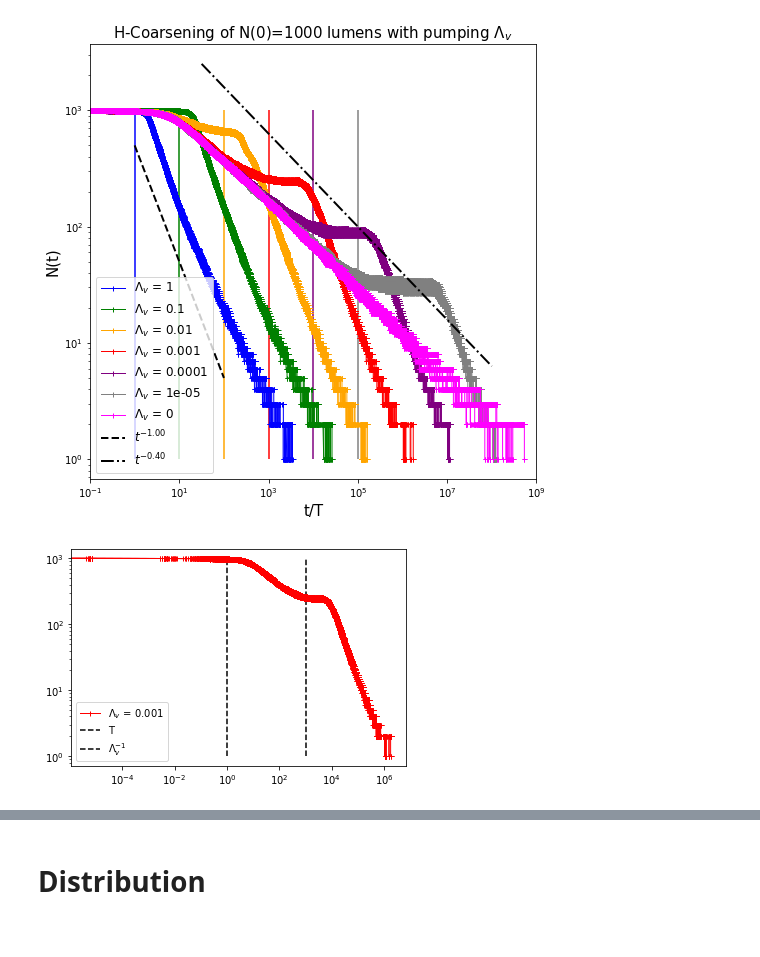
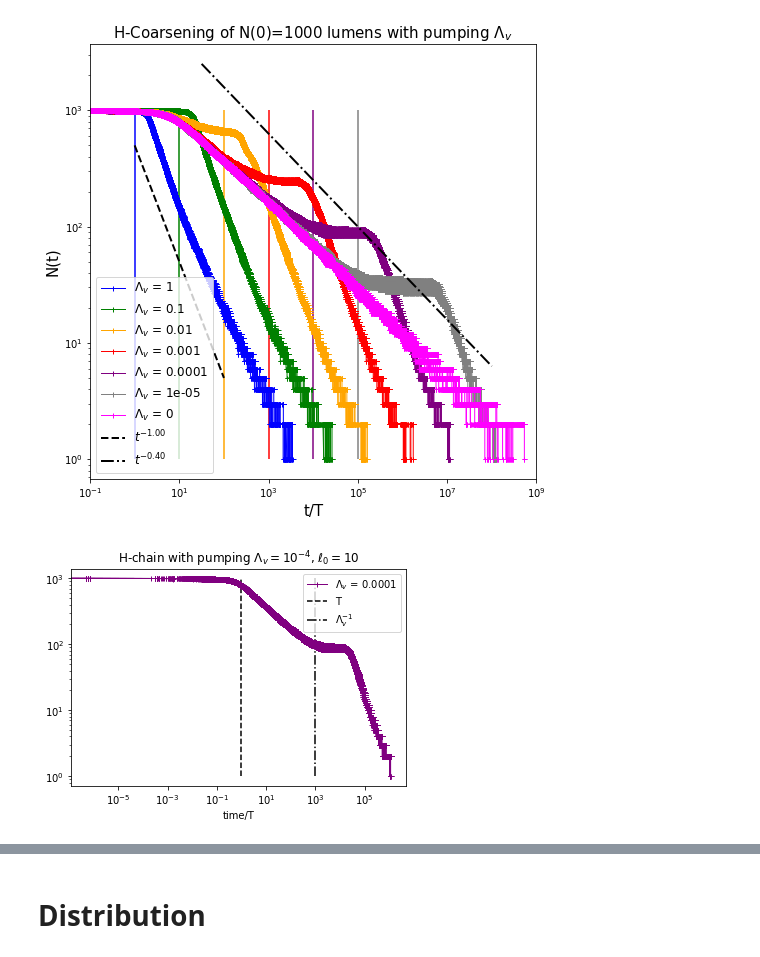
Before and after one commit to VirtualEmbryo/hydroosmotic_chain, a Jupyter notebook: _notebook/hydraulic - pumping.ipynb, the cells around one changed output, grey strips where cells are left out. Saved outputs shown, nothing was run; the diff lists cells and outputs as text; code cells hidden in the pictures.

```diff
--- a/_notebook/hydraulic - pumping.ipynb
+++ b/_notebook/hydraulic - pumping.ipynb
@@ -44,16 +46,16 @@ def fit_lin(t, N) :
     alpha_std, kappa_std = pcov[0, 0], np.exp(pcov[1, 1])
     return kappa, alpha#, kappa_std, alpha_std
 # %%
-def plot_pumping(ca, path_list, plot_param_list, Nt_list) :
+def plot_pumping(ca, path_list, plot_param_list, Nt_list, Lambdav=1.) :
     label = False
     Nt_list[ca] = {}
     for n in range(nsim) :
         Nt_list[ca][n] = np.loadtxt(os.path.join(path_list[ca][n], 'sim_nlum.dat'))
         if label :
-            plt.plot(Nt_list[ca][n][:, 0], Nt_list[ca][n][:, 1], color=plot_param_list[ca][0], marker=plot_param_list[ca][1], markersize=plot_param_list[ca][2], linewidth=plot_param_list[ca][3])
+            plt.plot(Nt_list[ca][n][:, 0]/Lambdav, Nt_list[ca][n][:, 1], color=plot_param_list[ca][0], marker=plot_param_list[ca][1], markersize=plot_param_list[ca][2], linewidth=plot_param_list[ca][3])
         else :
             label = True
-            plt.plot(Nt_list[ca][n][:, 0], Nt_list[ca][n][:, 1], color=plot_param_list[ca][0], marker=plot_param_list[ca][1], markersize=plot_param_list[ca][2], linewidth=plot_param_list[ca][3], label = r'$\Lambda_v$ = '+ str(ca))
+            plt.plot(Nt_list[ca][n][:, 0]/Lambdav, Nt_list[ca][n][:, 1], color=plot_param_list[ca][0], marker=plot_param_list[ca][1], markersize=plot_param_list[ca][2], linewidth=plot_param_list[ca][3], label = r'$\Lambda_v$ = '+ str(ca))
     return Nt_list[ca]
 # %% [markdown]
 # N(0) = 100
@@ -557,13 +362,19 @@ The PostScript backend does not support transparency; partially transparent arti
 # %%
 plt.xscale('log')
 plt.yscale('log')
-if pump1e_3 :
-    ca = 1e-3
-    Nt_list_N1000[ca] = plot_pumping(ca, path_list_N1000, plot_param_list, Nt_list_N1000)
+
+ell0 = 10
+
+if pump1e_4 :
+    ca = 1e-4
+    Nt_list_N1000[ca] = plot_pumping(ca, path_list_N1000, plot_param_list, Nt_list_N1000, Lambdav=10)
 
 plt.vlines(x=1 , ymin=1, ymax=1000, label = 'T', linestyle = '--')
-plt.vlines(x=1/ca , ymin=1, ymax=1000, label = r'$\Lambda_v^{-1}$', linestyle = '--')
+plt.vlines(x=1/(ca*ell0) , ymin=1, ymax=1000, label = r'$\Lambda_v^{-1}$', linestyle = '-.')
+#plt.vlines(x=1/ca , ymin=1, ymax=1000, label = r'$\ell_0*\Lambda_v^{-1}$', linestyle = 'dotted')
+plt.xlabel('time/T')
+plt.title(r'H-chain with pumping $\Lambda_v=10^{-4}$, $\ell_0 = 10$')
 plt.legend()
 plt.show()
 # %% [output]
-[figure, old version]
+[figure, new version]
```
Also changed, not shown: parts of 41 cells of this notebook, 4 other files.
